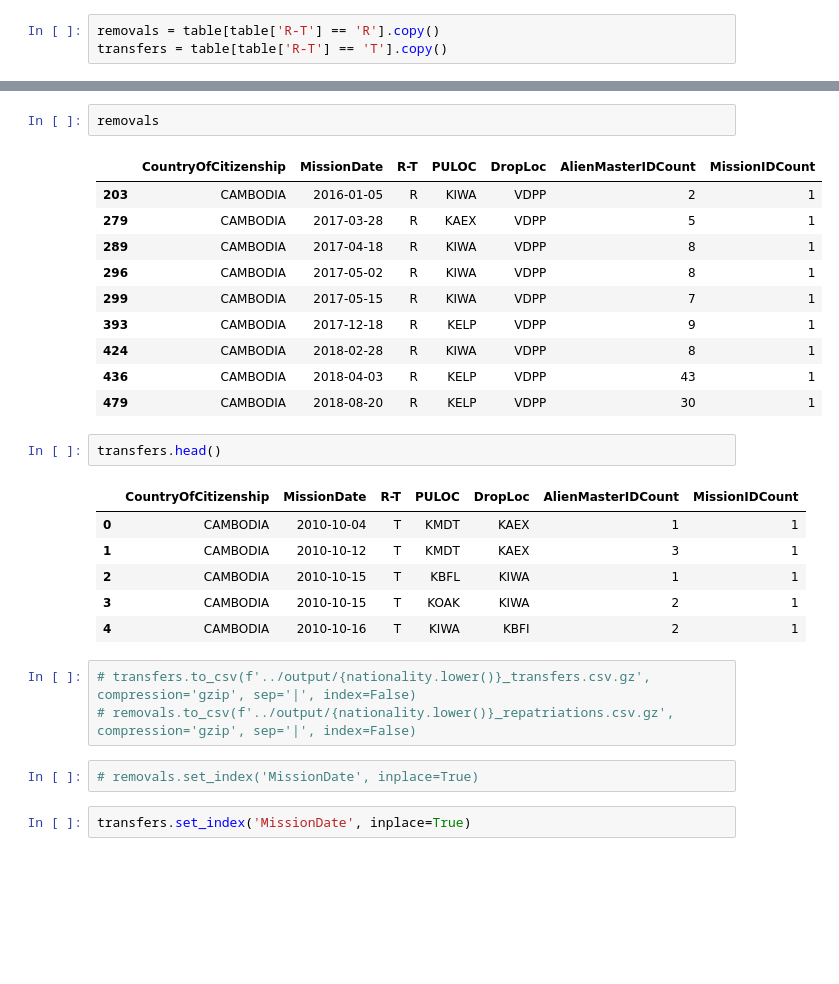
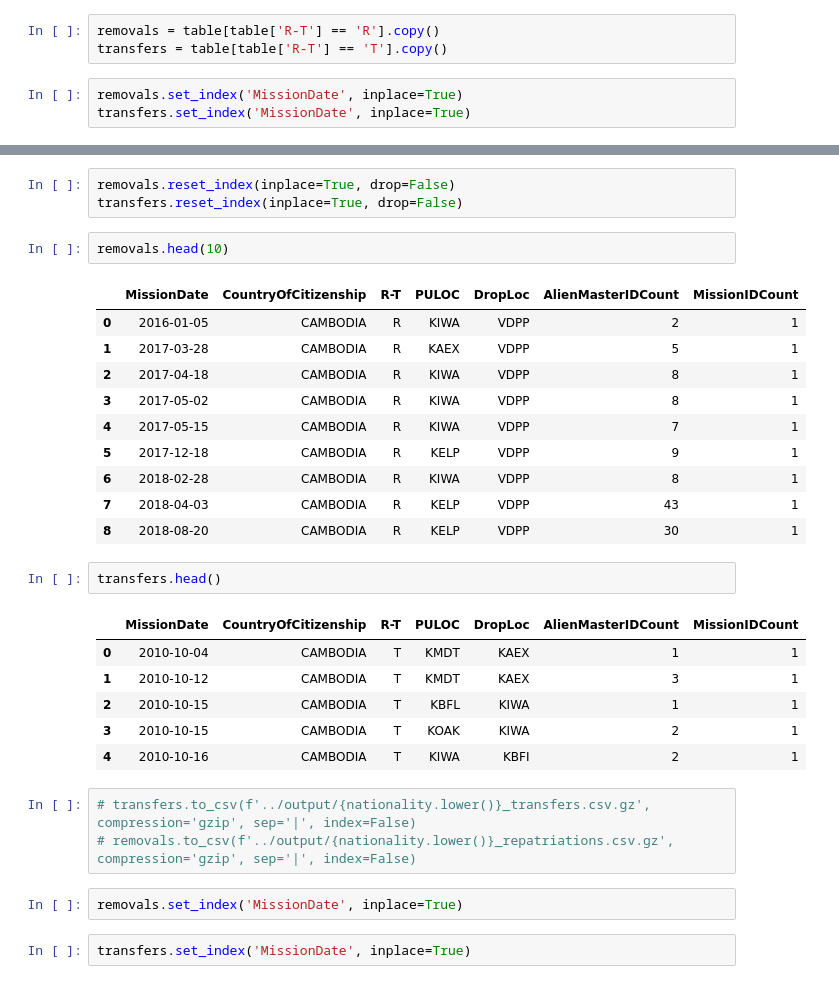
Before and after one commit to UWCHR/ice-air, a Jupyter notebook: analyze/note/nationality.ipynb, the cells around one changed output, grey strips where cells are left out. Drawn from its saved outputs; the diff is of its cells as text; blank space fills up the shorter version.

```diff
--- a/analyze/note/nationality.ipynb
+++ b/analyze/note/nationality.ipynb
@@ -58,3 +86,6 @@ table['MissionIDCount'] = groupby['MissionID'].nunique().reset_index(name='Missi
 # %%
 removals = table[table['R-T'] == 'R'].copy()
 transfers = table[table['R-T'] == 'T'].copy()
+# %%
+removals.set_index('MissionDate', inplace=True)
+transfers.set_index('MissionDate', inplace=True)
@@ -61,30 +111,33 @@ transfers = table[table['R-T'] == 'T'].copy()
+# %%
+removals.reset_index(inplace=True, drop=False)
+transfers.reset_index(inplace=True, drop=False)
 # %%
-removals
+removals.head(10)
 # %% [output]
-|  | CountryOfCitizenship | MissionDate | R-T | PULOC | DropLoc | AlienMasterIDCount | MissionIDCount |
-| 203 | CAMBODIA | 2016-01-05 | R | KIWA | VDPP | 2 | 1 |
-| 279 | CAMBODIA | 2017-03-28 | R | KAEX | VDPP | 5 | 1 |
-| 289 | CAMBODIA | 2017-04-18 | R | KIWA | VDPP | 8 | 1 |
-| 296 | CAMBODIA | 2017-05-02 | R | KIWA | VDPP | 8 | 1 |
-| 299 | CAMBODIA | 2017-05-15 | R | KIWA | VDPP | 7 | 1 |
-| 393 | CAMBODIA | 2017-12-18 | R | KELP | VDPP | 9 | 1 |
-| 424 | CAMBODIA | 2018-02-28 | R | KIWA | VDPP | 8 | 1 |
-| 436 | CAMBODIA | 2018-04-03 | R | KELP | VDPP | 43 | 1 |
-| 479 | CAMBODIA | 2018-08-20 | R | KELP | VDPP | 30 | 1 |
+|  | MissionDate | CountryOfCitizenship | R-T | PULOC | DropLoc | AlienMasterIDCount | MissionIDCount |
+| 0 | 2016-01-05 | CAMBODIA | R | KIWA | VDPP | 2 | 1 |
+| 1 | 2017-03-28 | CAMBODIA | R | KAEX | VDPP | 5 | 1 |
+| 2 | 2017-04-18 | CAMBODIA | R | KIWA | VDPP | 8 | 1 |
+| 3 | 2017-05-02 | CAMBODIA | R | KIWA | VDPP | 8 | 1 |
+| 4 | 2017-05-15 | CAMBODIA | R | KIWA | VDPP | 7 | 1 |
+| 5 | 2017-12-18 | CAMBODIA | R | KELP | VDPP | 9 | 1 |
+| 6 | 2018-02-28 | CAMBODIA | R | KIWA | VDPP | 8 | 1 |
+| 7 | 2018-04-03 | CAMBODIA | R | KELP | VDPP | 43 | 1 |
+| 8 | 2018-08-20 | CAMBODIA | R | KELP | VDPP | 30 | 1 |
 # %%
 transfers.head()
 # %% [output]
-|  | CountryOfCitizenship | MissionDate | R-T | PULOC | DropLoc | AlienMasterIDCount | MissionIDCount |
-| 0 | CAMBODIA | 2010-10-04 | T | KMDT | KAEX | 1 | 1 |
-| 1 | CAMBODIA | 2010-10-12 | T | KMDT | KAEX | 3 | 1 |
-| 2 | CAMBODIA | 2010-10-15 | T | KBFL | KIWA | 1 | 1 |
-| 3 | CAMBODIA | 2010-10-15 | T | KOAK | KIWA | 2 | 1 |
-| 4 | CAMBODIA | 2010-10-16 | T | KIWA | KBFI | 2 | 1 |
+|  | MissionDate | CountryOfCitizenship | R-T | PULOC | DropLoc | AlienMasterIDCount | MissionIDCount |
+| 0 | 2010-10-04 | CAMBODIA | T | KMDT | KAEX | 1 | 1 |
+| 1 | 2010-10-12 | CAMBODIA | T | KMDT | KAEX | 3 | 1 |
+| 2 | 2010-10-15 | CAMBODIA | T | KBFL | KIWA | 1 | 1 |
+| 3 | 2010-10-15 | CAMBODIA | T | KOAK | KIWA | 2 | 1 |
+| 4 | 2010-10-16 | CAMBODIA | T | KIWA | KBFI | 2 | 1 |
 # %%
 # transfers.to_csv(f'../output/{nationality.lower()}_transfers.csv.gz', compression='gzip', sep='|', index=False)
 # removals.to_csv(f'../output/{nationality.lower()}_repatriations.csv.gz', compression='gzip', sep='|', index=False)
 # %%
-# removals.set_index('MissionDate', inplace=True)
+removals.set_index('MissionDate', inplace=True)
 # %%
 transfers.set_index('MissionDate', inplace=True)
 # %%
```
Also changed, not shown: parts of 14 cells of this notebook, 1 other file.
